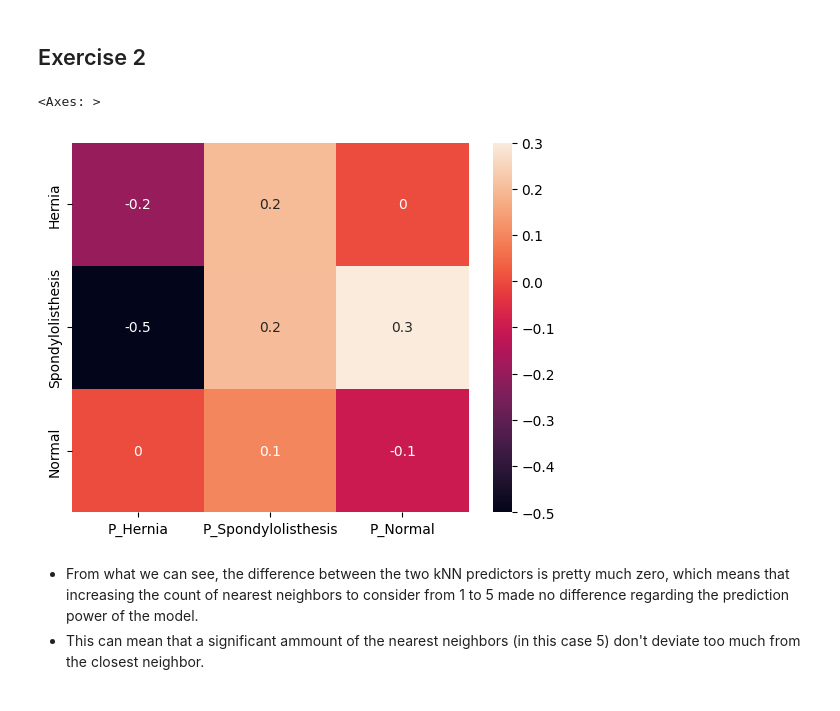
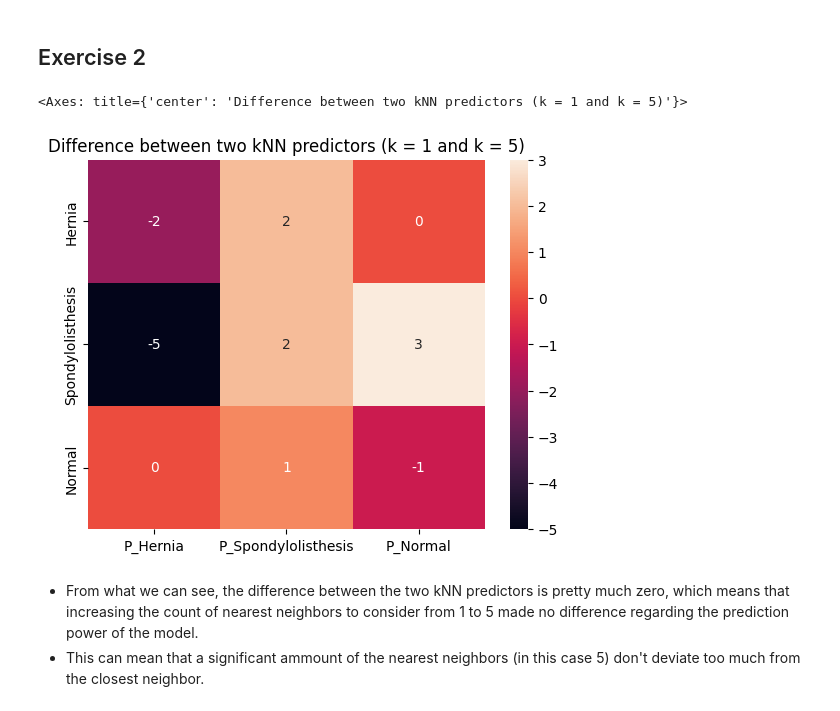
Before and after one commit to joserlopes/Aprendizagem, a Jupyter notebook: Homework2/G002.ipynb, the cells around one changed output. Drawn from its saved outputs; the diff is of its cells as text; code cells hidden in the pictures.

```diff
--- a/Homework2/G002.ipynb
+++ b/Homework2/G002.ipynb
@@ -74,37 +74,36 @@ p_value
 # %%
 split = skf.split(X, y)
 kNN_predictor1 = KNeighborsClassifier(n_neighbors=1, weights='uniform', metric='euclidean')
 kNN_predictor5 = KNeighborsClassifier(n_neighbors=5, weights='uniform', metric='euclidean')
 
 kNN1_cm = np.array([[0, 0, 0], [0, 0, 0], [0, 0, 0]])
 kNN5_cm = np.array([[0, 0, 0], [0, 0, 0], [0, 0, 0]])
 
 for train_index, test_index in split:
     X_train, X_test = X[train_index], X[test_index]
     y_train, y_test = y[train_index], y[test_index]
 
     kNN_predictor1.fit(X_train, y_train)
     kNN_predictor5.fit(X_train, y_train)
 
     kNN1_prediction = kNN_predictor1.predict(X_test)
 
     kNN1_cm += confusion_matrix(y_test, kNN1_prediction)
 
     kNN5_prediction = kNN_predictor5.predict(X_test)
 
     kNN5_cm += confusion_matrix(y_test, kNN5_prediction)
 
-kNN1_cm = np.divide(kNN1_cm, 10)
-kNN5_cm = np.divide(kNN5_cm, 10)
-
 cm_diff = kNN1_cm - kNN5_cm
 
 confusion = pd.DataFrame(cm_diff, index=['Hernia', 'Spondylolisthesis', 'Normal'], columns=['P_Hernia', 'P_Spondylolisthesis', 'P_Normal'])
 
+plt.title("Difference between two kNN predictors (k = 1 and k = 5)")
+
 sns.heatmap(confusion, annot=True, fmt='g')
 # %% [output]
-<Axes: >
+<Axes: title={'center': 'Difference between two kNN predictors (k = 1 and k = 5)'}>
-[figure, old version]
+[figure, new version]
 # %% [markdown]
 - From what we can see, the difference between the two kNN predictors is pretty much zero, which means that increasing the count of nearest neighbors to consider from 1 to 5 made no difference regarding the prediction power of the model.
 - This can mean that a significant ammount of the nearest neighbors (in this case 5) don't deviate too much from the closest neighbor.
```
Also changed, not shown: parts of 1 cell of this notebook.
